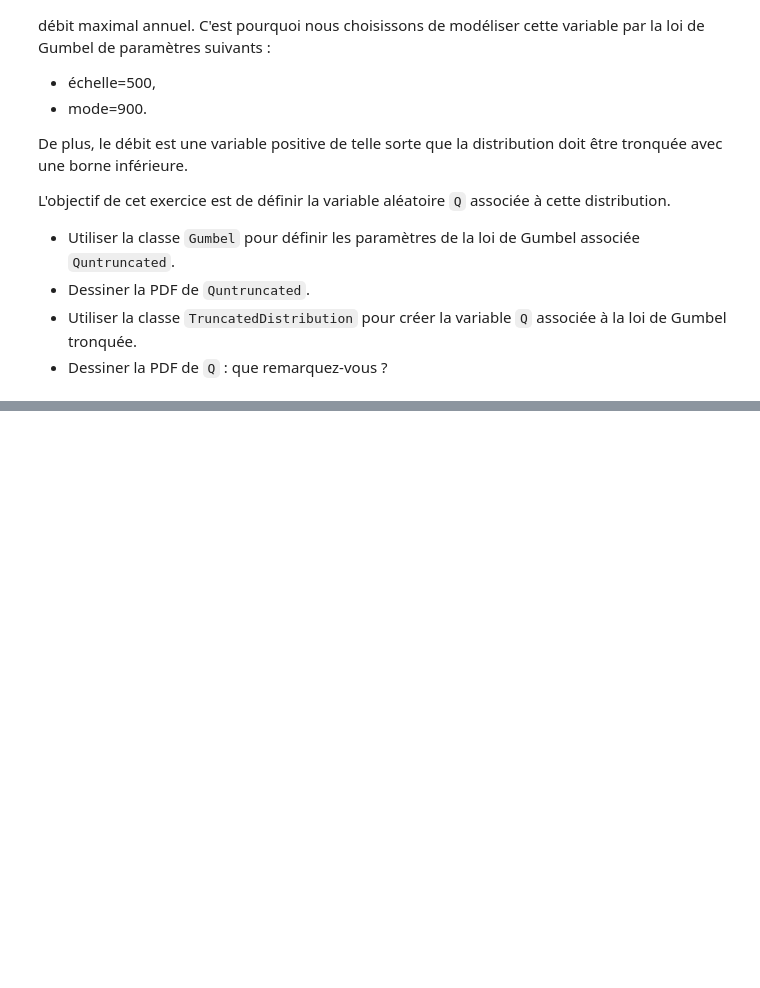
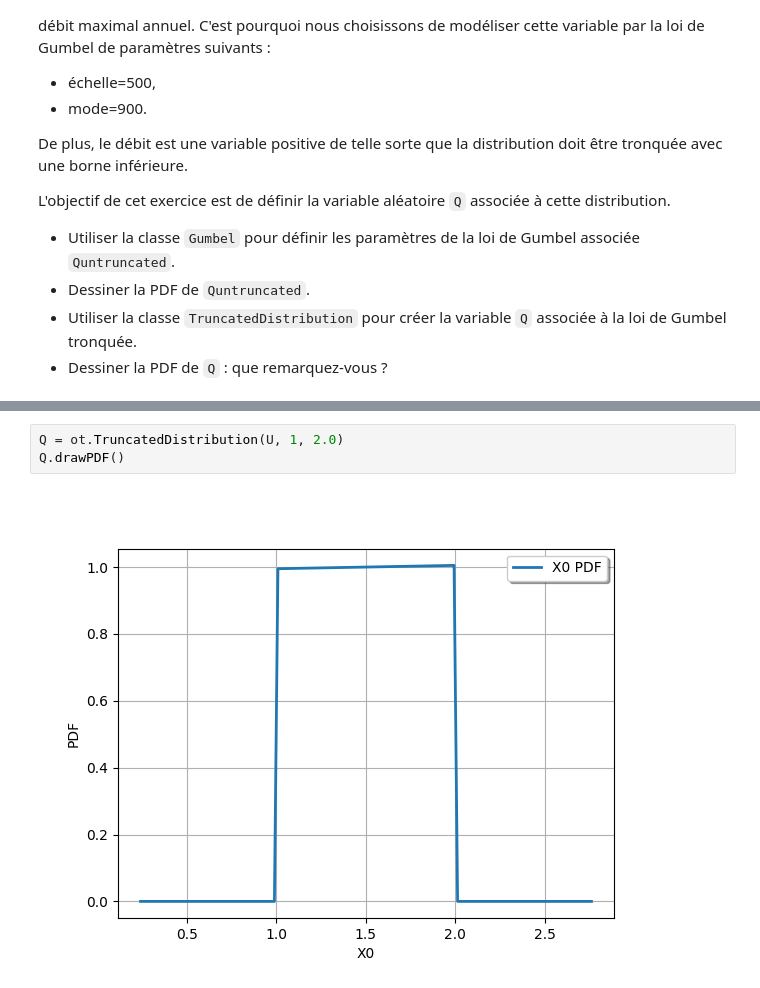
Before and after one commit to InfmathAxel/M2-csmi, a Jupyter notebook: incertitude/TP2-Quantifications Enonces-20241008/2-1-Approfondissement-distributions-1D.ipynb, the cells around one changed output, grey strips where cells are left out. Cells and saved outputs as stored; diff of their text form; blank space fills up the shorter version.

```diff
--- a/incertitude/TP2-Quantifications Enonces-20241008/2-1-Approfondissement-distributions-1D.ipynb
+++ b/incertitude/TP2-Quantifications Enonces-20241008/2-1-Approfondissement-distributions-1D.ipynb
@@ -421,0 +428,5 @@ L'objectif de cet exercice est de définir la variable aléatoire `Q` associée
+# %%
+Q = ot.TruncatedDistribution(U, 1, 2.0)
+Q.drawPDF()
+# %% [output]
+[figure, added]
```
Also changed, not shown: parts of 4 cells of this notebook, 3 other files.
